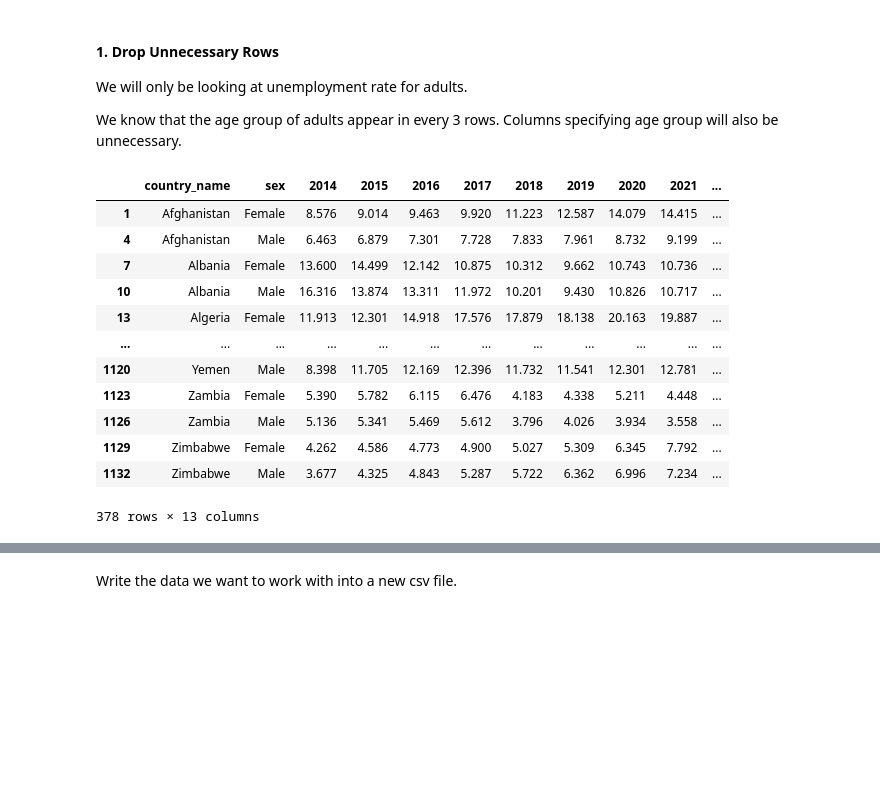
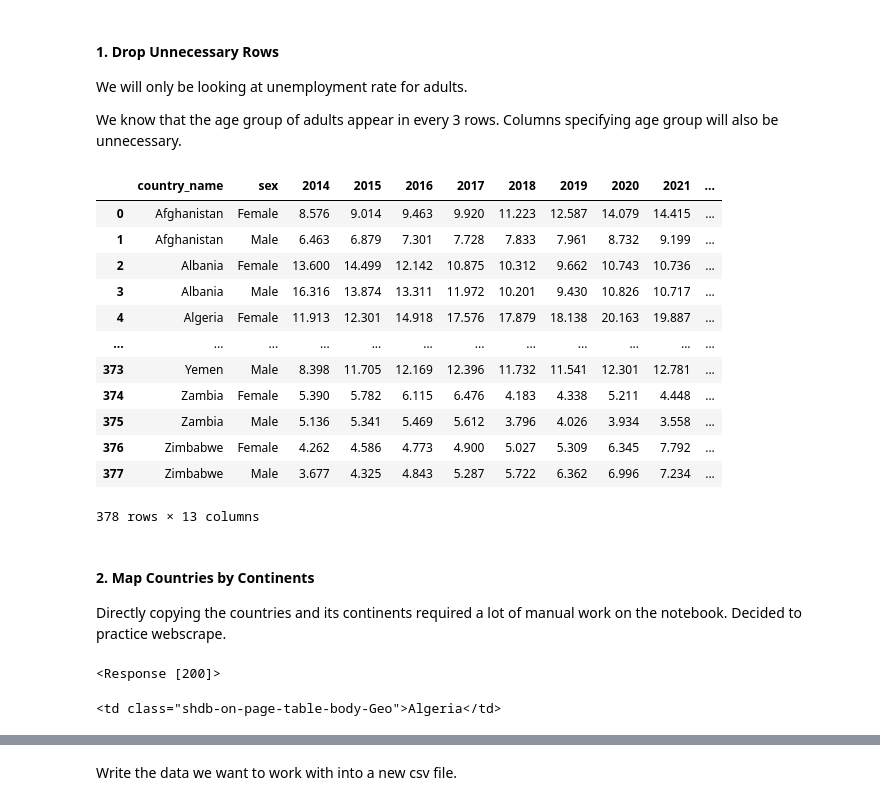
Before and after one commit to niannianwang/Global-Unemployment-Prediction, a Jupyter notebook: notebook.ipynb, the cells around one changed output, grey strips where cells are left out. Saved outputs shown, nothing was run; the diff lists cells and outputs as text; code cells hidden in the pictures; blank space fills up the shorter version.

Commit message:
data cleaning

```diff
--- a/notebook.ipynb
+++ b/notebook.ipynb
@@ -26,19 +26,28 @@ We will only be looking at unemployment rate for adults.
 
 We know that the age group of adults appear in every 3 rows. Columns specifying age group will also be unnecessary.
 # %%
-adults_data = data.iloc[[i for i in range(len(data)) if i%3 in {1}]].drop(columns=['indicator_name','age_group','age_categories'])
+adults_data = data.iloc[[i for i in range(len(data)) if i%3 in {1}]].drop(columns=['indicator_name','age_group','age_categories']).reset_index(drop=True)
 adults_data
 # %% [output]
 |  | country_name | sex | 2014 | 2015 | 2016 | 2017 | 2018 | 2019 | 2020 | 2021 | ... |
-| 1 | Afghanistan | Female | 8.576 | 9.014 | 9.463 | 9.920 | 11.223 | 12.587 | 14.079 | 14.415 | ... |
-| 4 | Afghanistan | Male | 6.463 | 6.879 | 7.301 | 7.728 | 7.833 | 7.961 | 8.732 | 9.199 | ... |
-| 7 | Albania | Female | 13.600 | 14.499 | 12.142 | 10.875 | 10.312 | 9.662 | 10.743 | 10.736 | ... |
-| 10 | Albania | Male | 16.316 | 13.874 | 13.311 | 11.972 | 10.201 | 9.430 | 10.826 | 10.717 | ... |
-| 13 | Algeria | Female | 11.913 | 12.301 | 14.918 | 17.576 | 17.879 | 18.138 | 20.163 | 19.887 | ... |
+| 0 | Afghanistan | Female | 8.576 | 9.014 | 9.463 | 9.920 | 11.223 | 12.587 | 14.079 | 14.415 | ... |
+| 1 | Afghanistan | Male | 6.463 | 6.879 | 7.301 | 7.728 | 7.833 | 7.961 | 8.732 | 9.199 | ... |
+| 2 | Albania | Female | 13.600 | 14.499 | 12.142 | 10.875 | 10.312 | 9.662 | 10.743 | 10.736 | ... |
+| 3 | Albania | Male | 16.316 | 13.874 | 13.311 | 11.972 | 10.201 | 9.430 | 10.826 | 10.717 | ... |
+| 4 | Algeria | Female | 11.913 | 12.301 | 14.918 | 17.576 | 17.879 | 18.138 | 20.163 | 19.887 | ... |
 | ... | ... | ... | ... | ... | ... | ... | ... | ... | ... | ... | ... |
-| 1120 | Yemen | Male | 8.398 | 11.705 | 12.169 | 12.396 | 11.732 | 11.541 | 12.301 | 12.781 | ... |
-| 1123 | Zambia | Female | 5.390 | 5.782 | 6.115 | 6.476 | 4.183 | 4.338 | 5.211 | 4.448 | ... |
-| 1126 | Zambia | Male | 5.136 | 5.341 | 5.469 | 5.612 | 3.796 | 4.026 | 3.934 | 3.558 | ... |
-| 1129 | Zimbabwe | Female | 4.262 | 4.586 | 4.773 | 4.900 | 5.027 | 5.309 | 6.345 | 7.792 | ... |
-| 1132 | Zimbabwe | Male | 3.677 | 4.325 | 4.843 | 5.287 | 5.722 | 6.362 | 6.996 | 7.234 | ... |
+| 373 | Yemen | Male | 8.398 | 11.705 | 12.169 | 12.396 | 11.732 | 11.541 | 12.301 | 12.781 | ... |
+| 374 | Zambia | Female | 5.390 | 5.782 | 6.115 | 6.476 | 4.183 | 4.338 | 5.211 | 4.448 | ... |
+| 375 | Zambia | Male | 5.136 | 5.341 | 5.469 | 5.612 | 3.796 | 4.026 | 3.934 | 3.558 | ... |
+| 376 | Zimbabwe | Female | 4.262 | 4.586 | 4.773 | 4.900 | 5.027 | 5.309 | 6.345 | 7.792 | ... |
+| 377 | Zimbabwe | Male | 3.677 | 4.325 | 4.843 | 5.287 | 5.722 | 6.362 | 6.996 | 7.234 | ... |
 378 rows × 13 columns
+# %% [markdown]
+#### 2. Map Countries by Continents
+Directly copying the countries and its continents required a lot of manual work on the notebook. Decided to practice webscrape.
+# %%
+import requests
+r = requests.get('https://wisevoter.com/country-rankings/countries-by-continent/')
+r
+# %% [output]
+<Response [200]>
@@ -44,0 +57,4 @@ adults_data
+# %%
+soup.find('td')
+# %% [output]
+<td class="shdb-on-page-table-body-Geo">Algeria</td>
```
Also changed, not shown: parts of 14 cells of this notebook, 3 other files.
